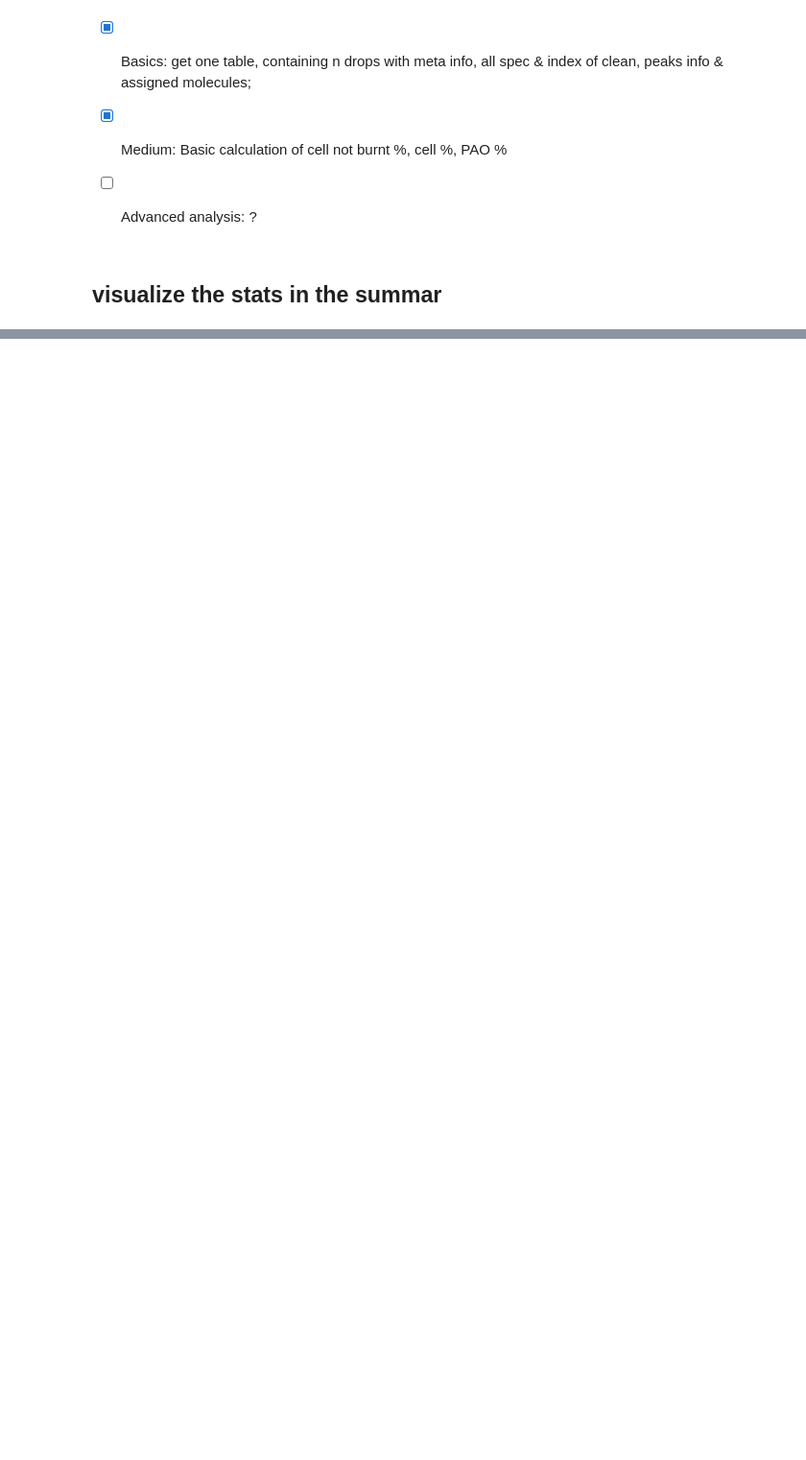
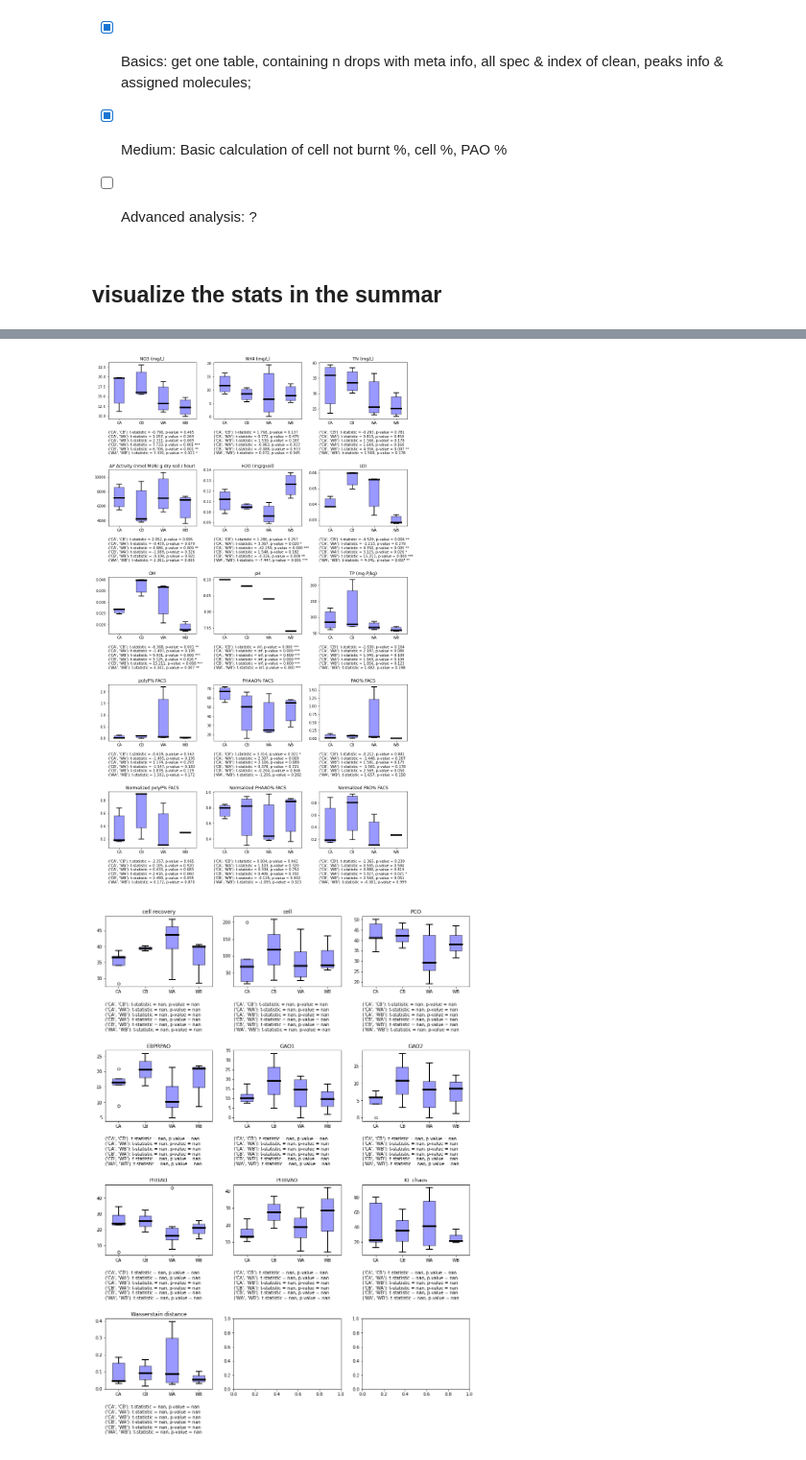
Before and after one commit to ZJLEOWANG3/PyMARBLE, a Jupyter notebook: example/Basic_Workflow.ipynb, the cells around one changed output, grey strips where cells are left out. Shown at 96% size. Cells and saved outputs as stored; diff of their text form; code cells hidden in the pictures; blank space fills up the shorter version.

```diff
--- a/example/Basic_Workflow.ipynb
+++ b/example/Basic_Workflow.ipynb
@@ -111,0 +296,20 @@ fig.savefig(pathout,bbox_inches='tight')
+# %%
+imp.reload(Raman_plot)
+# draw the metadata
+fig_dict = {"starti":5, "endi":20, "ncols":3,"continuous":"Y"}
+metadf = pd.read_excel("/Users/zijianleowang/Desktop/GitHub/EasyMicrobiome/data/ZhouSoil16S/Old/metadata2.xlsx",
+                     sheet_name="metadata")
+by = "Sample name"
+fig = Raman_plot.meta_boxplot(metadf,by,fig_dict)
+fig.savefig("/Users/zijianleowang/Downloads/Zhou soil Raman/old/2019_out/metadata.png",bbox_inches="tight",dpi=300)
+
+# draw the summary file
+fig_dict = {"starti":7, "endi":"end", "ncols":3,"continuous":"Y"}
+metadf = pd.read_excel("/Users/zijianleowang/Downloads/Zhou soil Raman/old/2019_out/summary.xlsx",
+                     sheet_name="summary")
+by = "treatment"
+fig = Raman_plot.meta_boxplot(metadf,by,fig_dict)
+fig.savefig("/Users/zijianleowang/Downloads/Zhou soil Raman/old/2019_out/Raman_summary.png",bbox_inches="tight",dpi=300)
+# %% [output]
+[figure, added]
+[figure, added]
```
Also changed, not shown: parts of 16 cells of this notebook, 7 other files.
